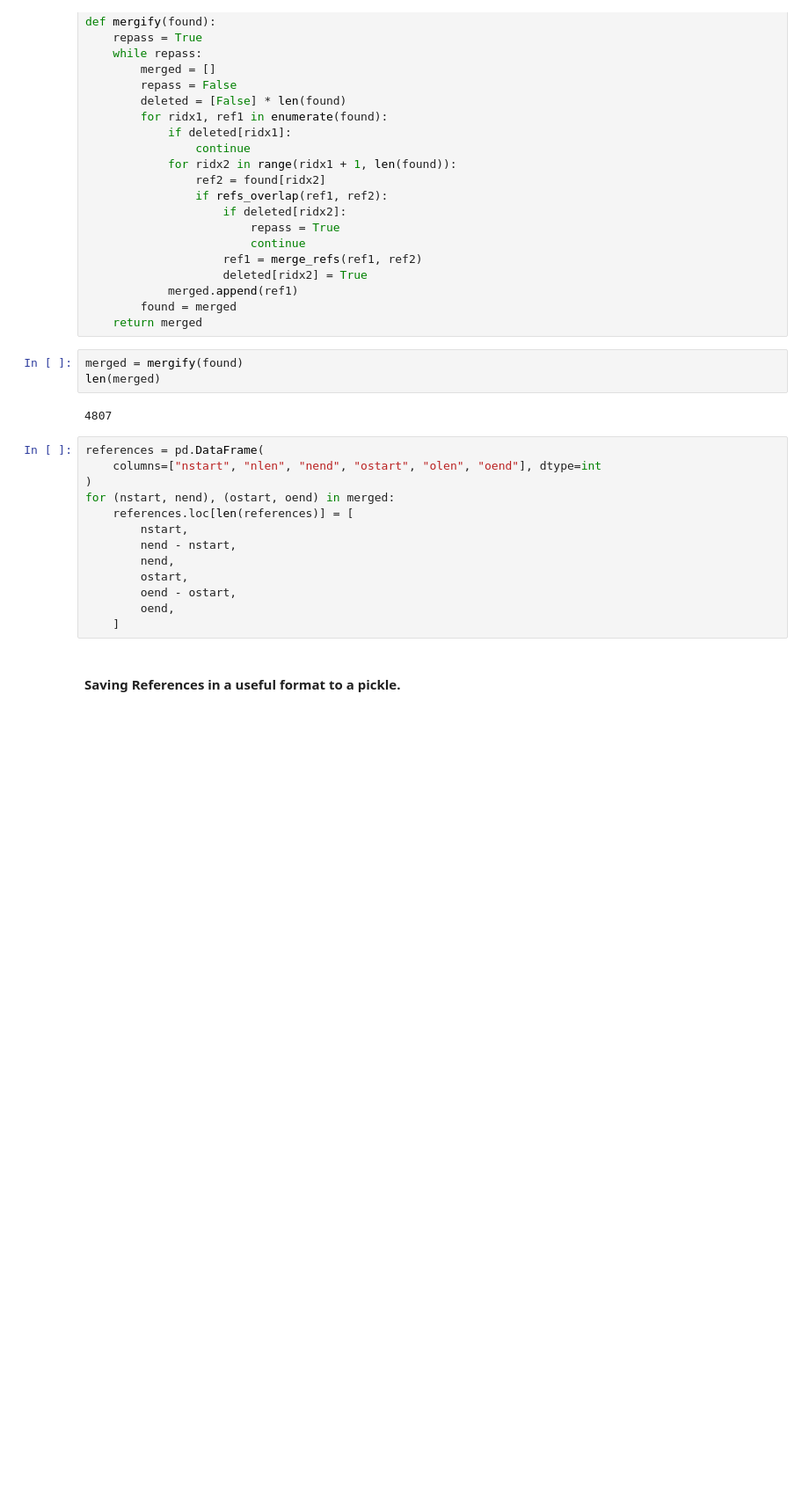
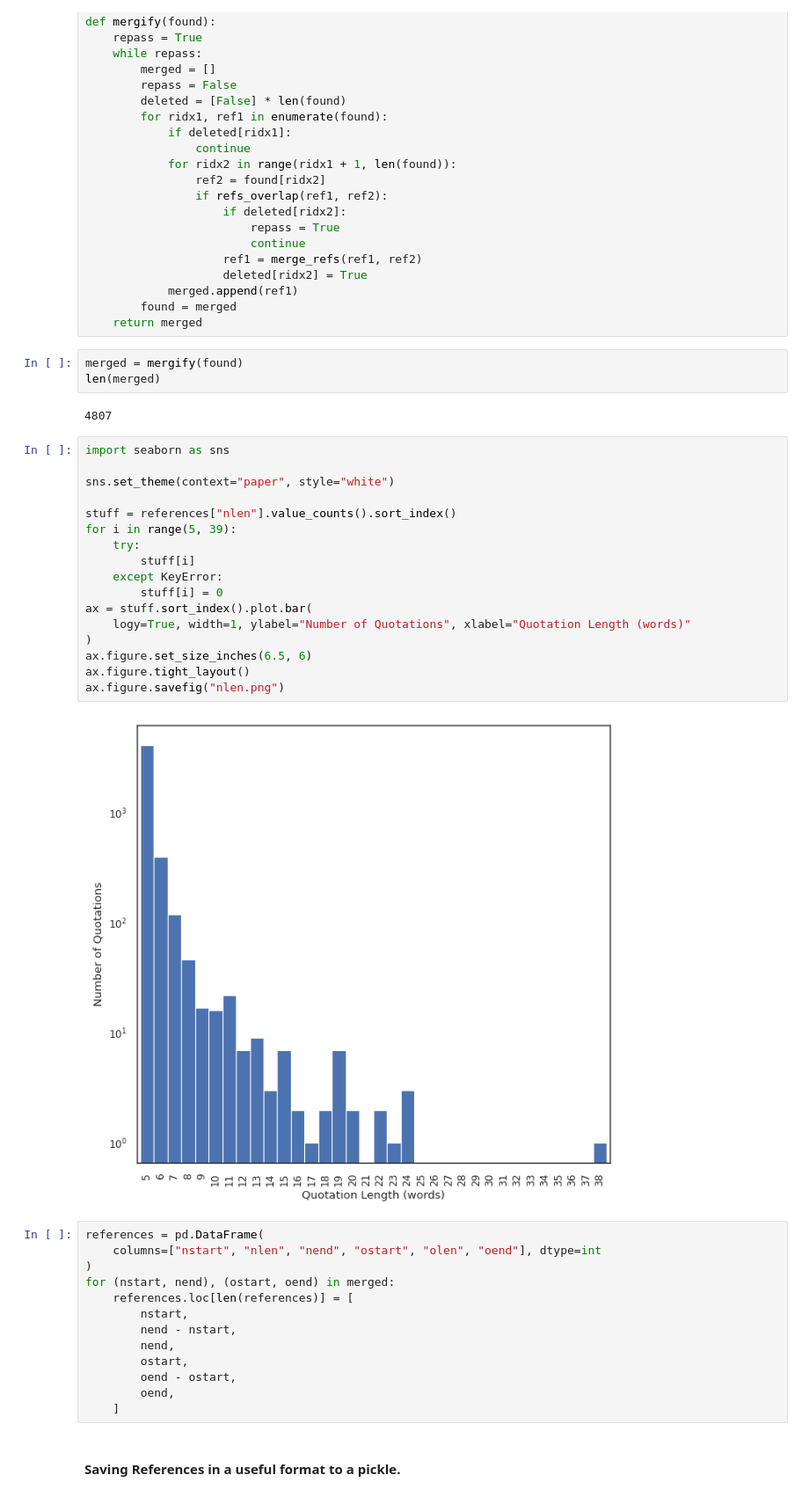
Before and after one commit to Tussky/Old-Testament-References, a Jupyter notebook: reference-analysis.ipynb, the cells around one changed output. Shown at 88% size. Cells and saved outputs as stored; diff of their text form; blank space fills up the shorter version.

Commit message:
Code for paper done

```diff
--- a/reference-analysis.ipynb
+++ b/reference-analysis.ipynb
@@ -72,6 +72,25 @@ merged = mergify(found)
 len(merged)
 # %% [output]
 4807
+# %%
+import seaborn as sns
+
+sns.set_theme(context="paper", style="white")
+
+stuff = references["nlen"].value_counts().sort_index()
+for i in range(5, 39):
+    try:
+        stuff[i]
+    except KeyError:
+        stuff[i] = 0
+ax = stuff.sort_index().plot.bar(
+    logy=True, width=1, ylabel="Number of Quotations", xlabel="Quotation Length (words)"
+)
+ax.figure.set_size_inches(6.5, 6)
+ax.figure.tight_layout()
+ax.figure.savefig("nlen.png")
+# %% [output]
+[figure, added]
 # %%
 references = pd.DataFrame(
     columns=["nstart", "nlen", "nend", "ostart", "olen", "oend"], dtype=int
```
Also changed, not shown: 1 other file.
